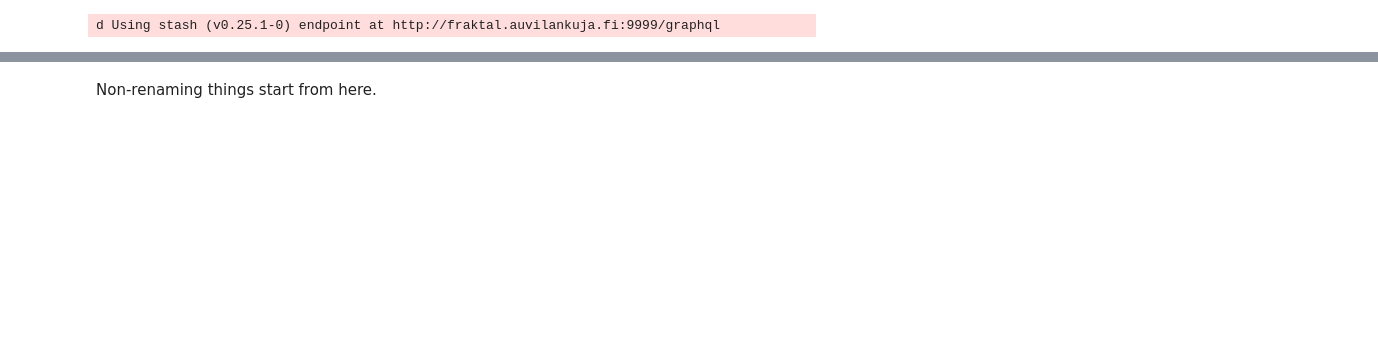
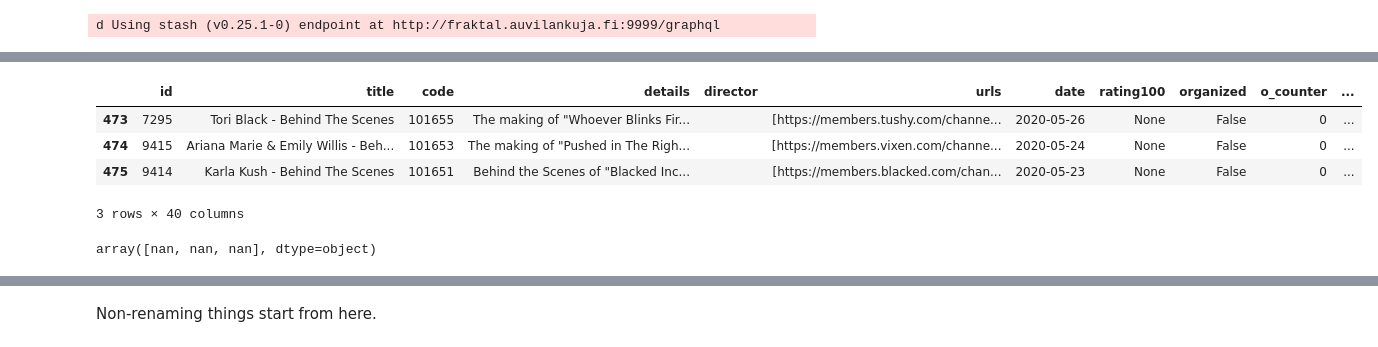
Before and after one commit to MinasukiHikimuna/Culture, a Jupyter notebook: stash.ipynb, the cells around one changed output, grey strips where cells are left out. Saved outputs shown, nothing was run; the diff lists cells and outputs as text; code cells hidden in the pictures; blank space fills up the shorter version.

Commit message:
supports renames vastly better

```diff
--- a/stash.ipynb
+++ b/stash.ipynb
@@ -79,6 +92,8 @@ def get_performers(performers):
         stash_performer = get_performer(performer["id"])
         if not stash_performer.empty:
             stash_performers.append(stash_performer)
+        else:
+            raise "Performer not found with ID: " + performer["id"]
 
     # Concatenate the data frames into a single data frame
     df_stash_performers = pd.concat(stash_performers)
@@ -86,7 +101,7 @@ def get_performers(performers):
     # Sort by gender with a custom order and then by name
     # Define a custom sort order for gender
     gender_priority = {
-        'TRANSGENDER': 1,
+        'TRANSGENDER_FEMALE': 1,
         'FEMALE': 2,
         'MALE': 3
     }
@@ -183,9 +199,24 @@ scenes_df["xxhash"] = scenes_df["windows_path"].map(df_laputin_files.set_index("
+# %%
+scenes_df[scenes_df["xxhash"].isnull()]
+# %% [output]
+|  | id | title | code | details | director | urls | date | rating100 | organized | o_counter | ... |
+| 473 | 7295 | Tori Black - Behind The Scenes | 101655 | The making of "Whoever Blinks Fir... |  | [https://members.tushy.com/channe... | 2020-05-26 | None | False | 0 | ... |
+| 474 | 9415 | Ariana Marie & Emily Willis - Beh... | 101653 | The making of "Pushed in The Righ... |  | [https://members.vixen.com/channe... | 2020-05-24 | None | False | 0 | ... |
+| 475 | 9414 | Karla Kush - Behind The Scenes | 101651 | Behind the Scenes of "Blacked Inc... |  | [https://members.blacked.com/chan... | 2020-05-23 | None | False | 0 | ... |
+3 rows × 40 columns
 # %%
+scenes_df = scenes_df[scenes_df["xxhash"].isnull()]
 scenes_df['fs_title'] = scenes_df['title'].apply(clean_title)
-scenes_df['new_filename'] = scenes_df['primary_studio'] + ' – ' + scenes_df['date'] + ' – ' + scenes_df['code'] + ' – ' + scenes_df['fs_title'] + ' – ' + scenes_df['performers_str'] + ' [' + scenes_df['xxhash'] + ']' + scenes_df['suffix']
+# With studio code
+# scenes_df['new_filename'] = scenes_df['primary_studio'] + ' – ' + scenes_df['date'] + ' – ' + scenes_df['code'] + ' – ' + scenes_df['fs_title'] + ' – ' + scenes_df['performers_str'] + ' [' + scenes_df['xxhash'] + ']' + scenes_df['suffix']
+# Without studio code
+scenes_df['new_filename'] = scenes_df['primary_studio'] + ' – ' + scenes_df['date'] + ' – ' + scenes_df['fs_title'] + ' – ' + scenes_df['performers_str'] + ' [' + scenes_df['xxhash'] + ']' + scenes_df['suffix']
 scenes_df['new_path'] = scenes_df['windows_directory'] + '\\' + scenes_df['new_filename']
 
 renames_df = scenes_df[['windows_path', 'new_path', 'xxhash']][scenes_df['windows_path'] != scenes_df['new_path']].sort_values(by='windows_path')
+renames_df["new_path"].values
+# %% [output]
+array([nan, nan, nan], dtype=object)
 # %%
 import os
 import shutil
```
Also changed, not shown: parts of 7 cells of this notebook.
